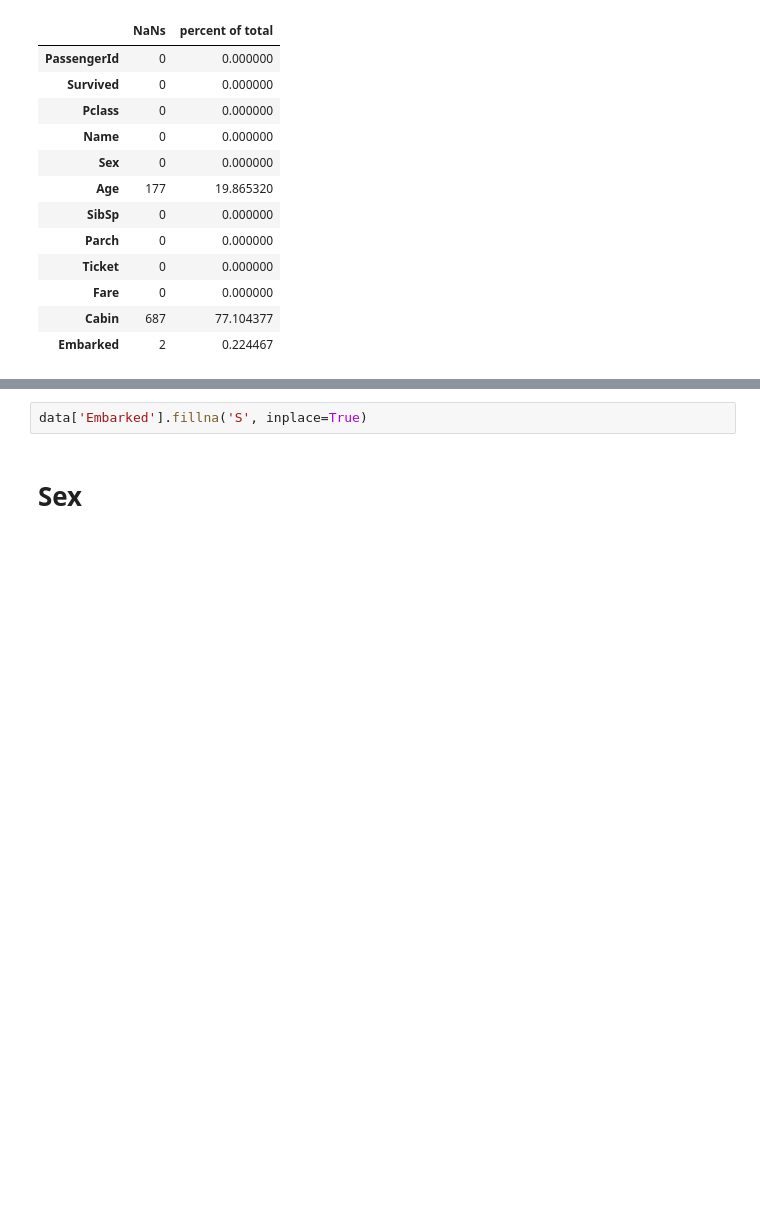
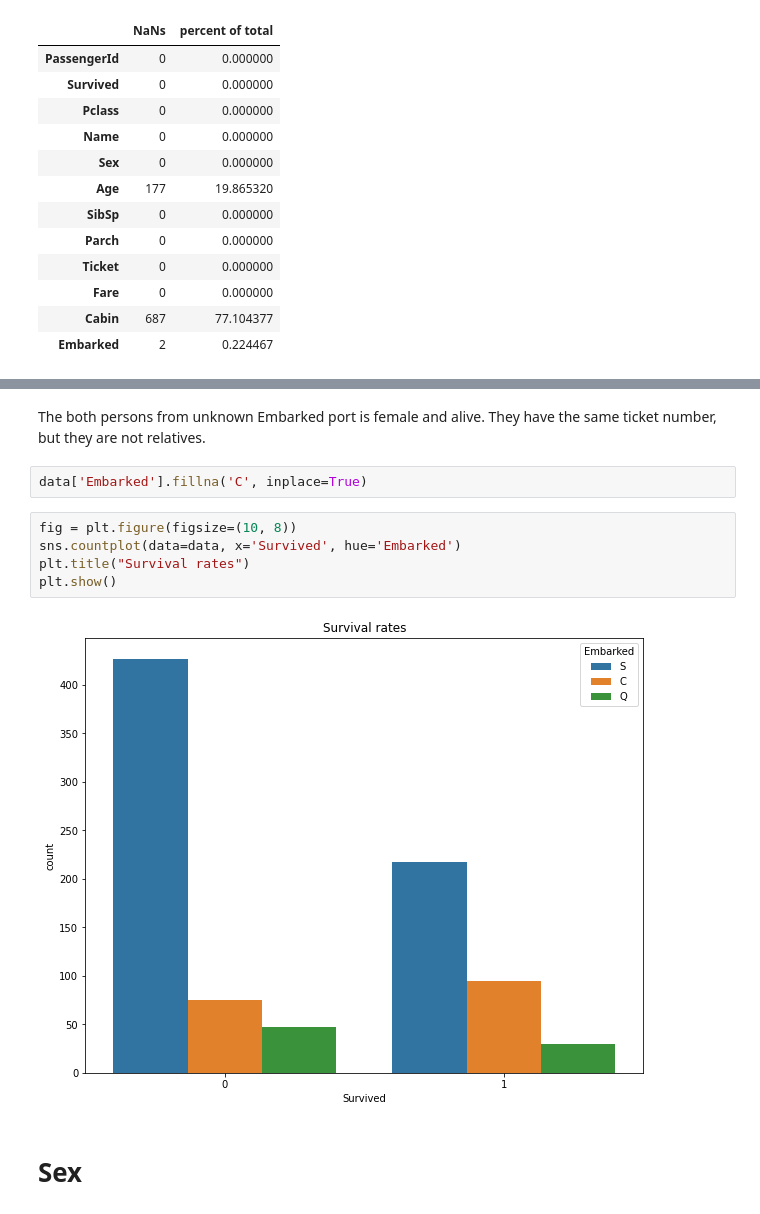
Before and after one commit to maltsev-ea/Titanic_ML_from_disaster, a Jupyter notebook: Baseline.ipynb, the cells around one changed output, grey strips where cells are left out. Cells and saved outputs as stored; diff of their text form; blank space fills up the shorter version.

```diff
--- a/Baseline.ipynb
+++ b/Baseline.ipynb
@@ -71,5 +81,14 @@ ce_data.head()
+# %% [markdown]
+The both persons from unknown Embarked port is female and alive. They have the same ticket number, but they are not relatives.
 # %%
-data['Embarked'].fillna('S', inplace=True)
+data['Embarked'].fillna('C', inplace=True)
+# %%
+fig = plt.figure(figsize=(10, 8))
+sns.countplot(data=data, x='Survived', hue='Embarked')
+plt.title("Survival rates")
+plt.show()
+# %% [output]
+[figure, added]
 # %% [markdown]
 # Sex
 # %%
```
Also changed, not shown: parts of 15 cells of this notebook.
